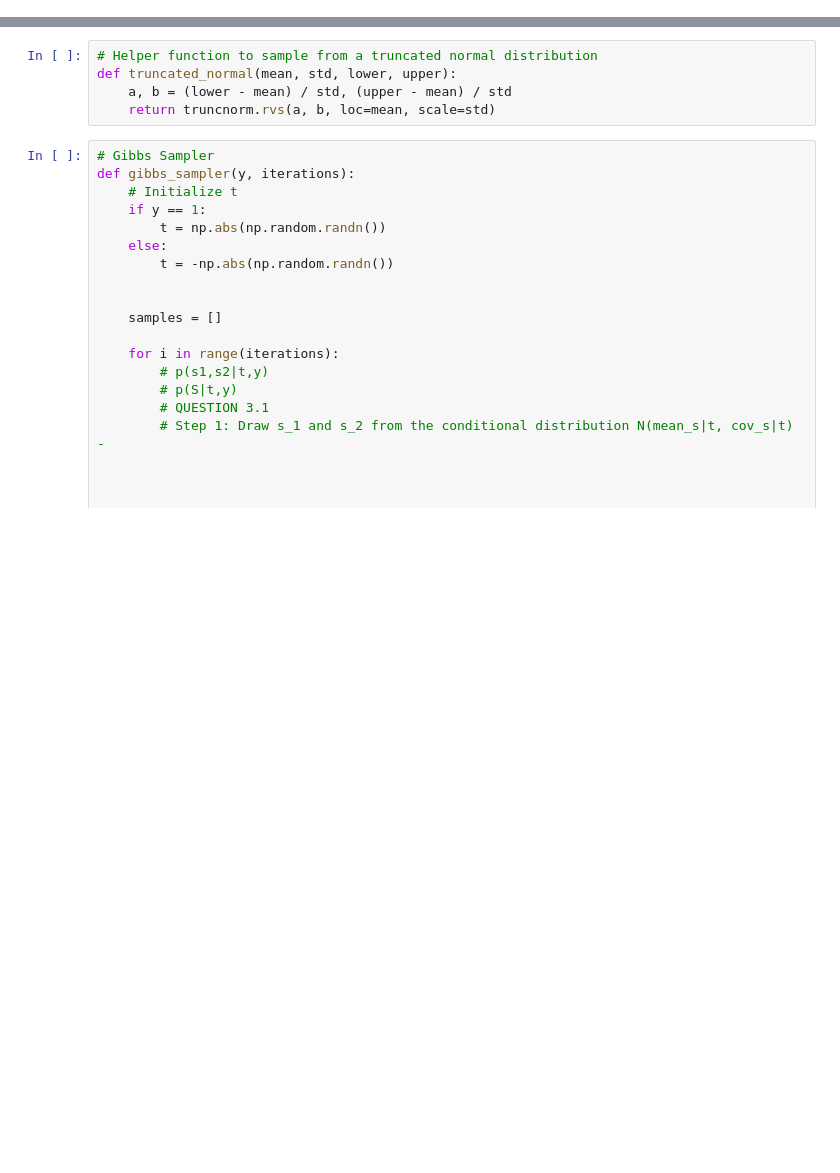
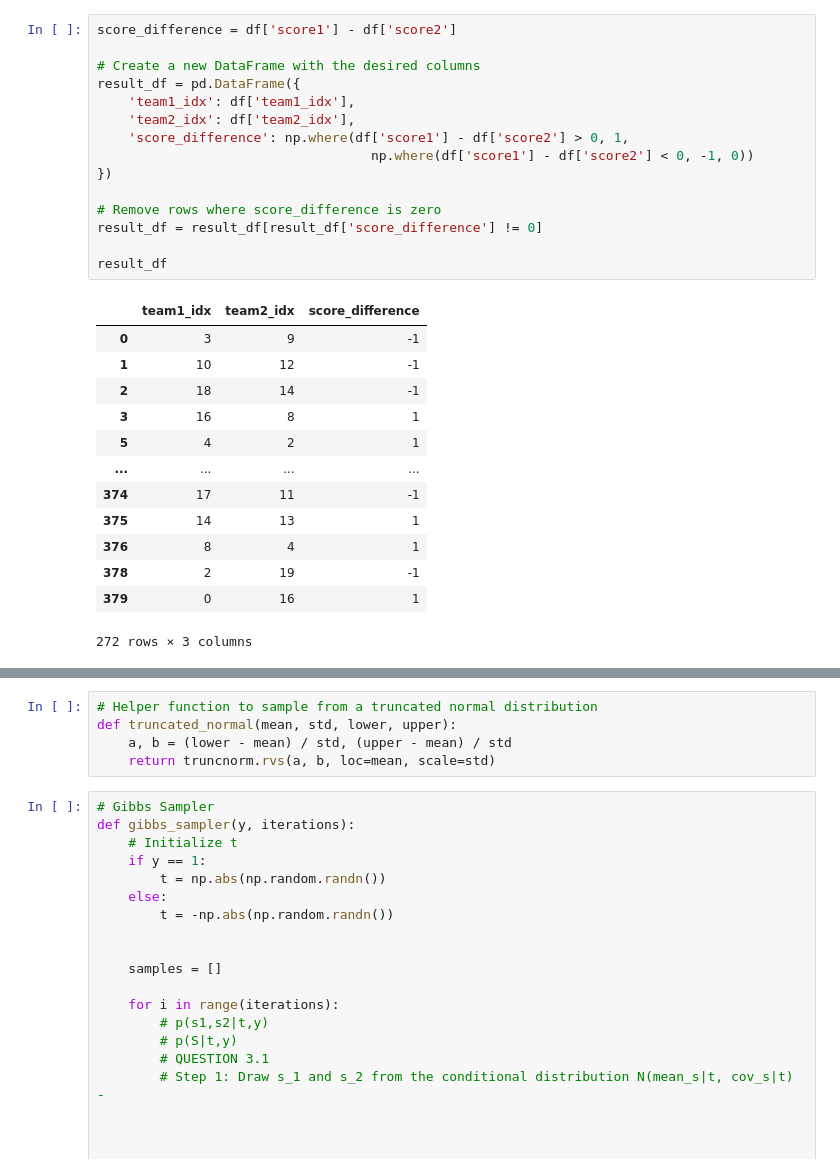
Before and after one commit to moniba-ravan/ranking-system, a Jupyter notebook: gibbssampler.ipynb, the cells around one changed output, grey strips where cells are left out. Drawn from its saved outputs; the diff is of its cells as text; blank space fills up the shorter version.

```diff
--- a/gibbssampler.ipynb
+++ b/gibbssampler.ipynb
@@ -16,0 +91,29 @@ GIBBS SAMPLER
+# %%
+score_difference = df['score1'] - df['score2']
+
+# Create a new DataFrame with the desired columns
+result_df = pd.DataFrame({
+    'team1_idx': df['team1_idx'],
+    'team2_idx': df['team2_idx'],
+    'score_difference': np.where(df['score1'] - df['score2'] > 0, 1,
+                                   np.where(df['score1'] - df['score2'] < 0, -1, 0))
+})
+
+# Remove rows where score_difference is zero
+result_df = result_df[result_df['score_difference'] != 0]
+
+result_df
+# %% [output]
+|  | team1_idx | team2_idx | score_difference |
+| 0 | 3 | 9 | -1 |
+| 1 | 10 | 12 | -1 |
+| 2 | 18 | 14 | -1 |
+| 3 | 16 | 8 | 1 |
+| 5 | 4 | 2 | 1 |
+| ... | ... | ... | ... |
+| 374 | 17 | 11 | -1 |
+| 375 | 14 | 13 | 1 |
+| 376 | 8 | 4 | 1 |
+| 378 | 2 | 19 | -1 |
+| 379 | 0 | 16 | 1 |
+272 rows × 3 columns
```
Also changed, not shown: parts of 23 cells of this notebook.
